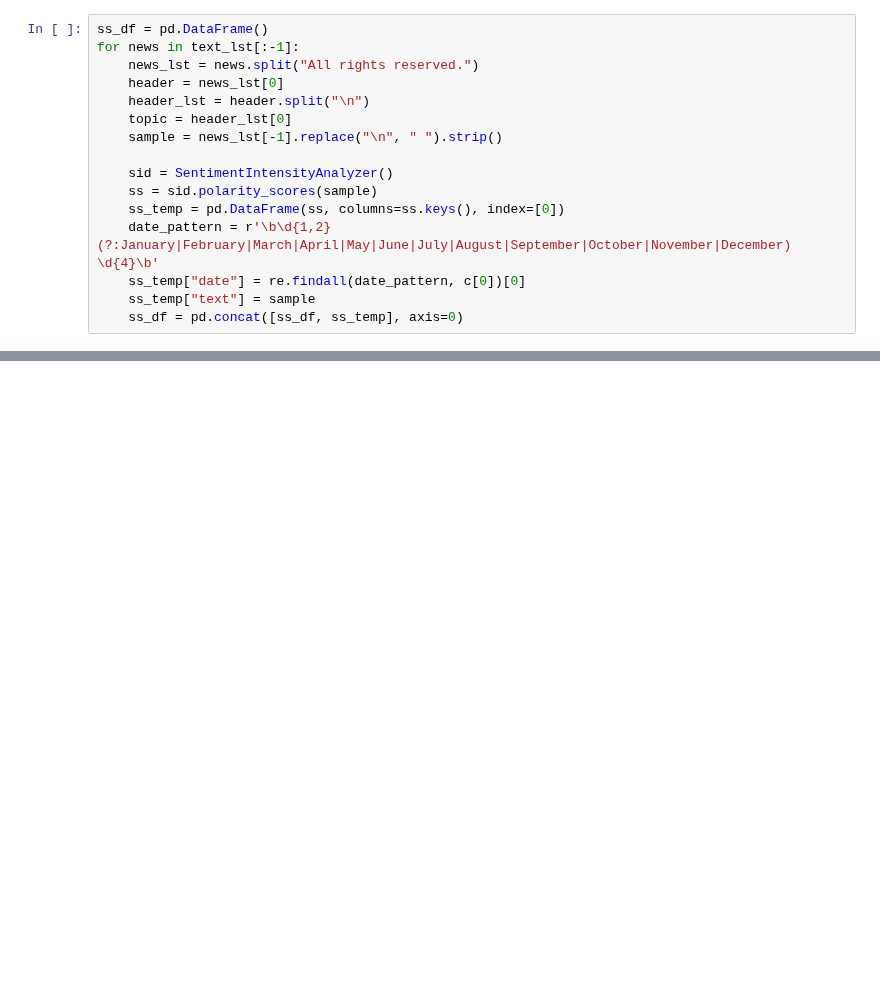
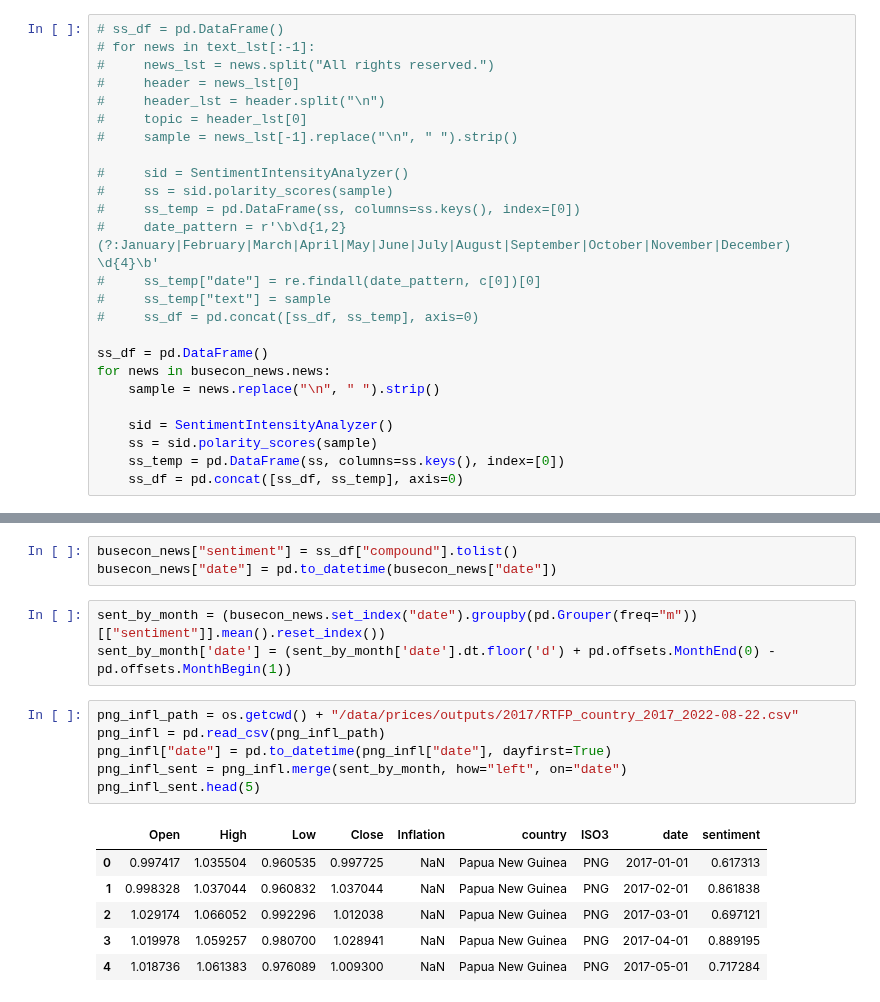
Before and after one commit to worldbank/pacific-observatory, a Jupyter notebook: scripts/notebooks/text/text_explore.ipynb, the cells around one changed output, grey strips where cells are left out. Cells and saved outputs as stored; diff of their text form; blank space fills up the shorter version.

```diff
--- a/scripts/notebooks/text/text_explore.ipynb
+++ b/scripts/notebooks/text/text_explore.ipynb
@@ -20,16 +217,25 @@ from nltk import tokenize
 # %%
+# ss_df = pd.DataFrame()
+# for news in text_lst[:-1]:
+#     news_lst = news.split("All rights reserved.")
+#     header = news_lst[0]
+#     header_lst = header.split("\n")
+#     topic = header_lst[0]
+#     sample = news_lst[-1].replace("\n", " ").strip()
+
+#     sid = SentimentIntensityAnalyzer()
+#     ss = sid.polarity_scores(sample)
+#     ss_temp = pd.DataFrame(ss, columns=ss.keys(), index=[0])
+#     date_pattern = r'\b\d{1,2} (?:January|February|March|April|May|June|July|August|September|October|November|December) \d{4}\b'
+#     ss_temp["date"] = re.findall(date_pattern, c[0])[0]
+#     ss_temp["text"] = sample
+#     ss_df = pd.concat([ss_df, ss_temp], axis=0)
+
 ss_df = pd.DataFrame()
-for news in text_lst[:-1]:
-    news_lst = news.split("All rights reserved.")
-    header = news_lst[0]
-    header_lst = header.split("\n")
-    topic = header_lst[0]
-    sample = news_lst[-1].replace("\n", " ").strip()
+for news in busecon_news.news:
+    sample = news.replace("\n", " ").strip()
 
     sid = SentimentIntensityAnalyzer()
     ss = sid.polarity_scores(sample)
     ss_temp = pd.DataFrame(ss, columns=ss.keys(), index=[0])
-    date_pattern = r'\b\d{1,2} (?:January|February|March|April|May|June|July|August|September|October|November|December) \d{4}\b'
-    ss_temp["date"] = re.findall(date_pattern, c[0])[0]
-    ss_temp["text"] = sample
     ss_df = pd.concat([ss_df, ss_temp], axis=0)
@@ -53,0 +242,19 @@ ss_df.save
+# %%
+busecon_news["sentiment"] = ss_df["compound"].tolist()
+busecon_news["date"] = pd.to_datetime(busecon_news["date"])
+# %%
+sent_by_month = (busecon_news.set_index("date").groupby(pd.Grouper(freq="m"))[["sentiment"]].mean().reset_index())
+sent_by_month['date'] = (sent_by_month['date'].dt.floor('d') + pd.offsets.MonthEnd(0) - pd.offsets.MonthBegin(1))
+# %%
+png_infl_path = os.getcwd() + "/data/prices/outputs/2017/RTFP_country_2017_2022-08-22.csv"
+png_infl = pd.read_csv(png_infl_path)
+png_infl["date"] = pd.to_datetime(png_infl["date"], dayfirst=True)
+png_infl_sent = png_infl.merge(sent_by_month, how="left", on="date")
+png_infl_sent.head(5)
+# %% [output]
+|  | Open | High | Low | Close | Inflation | country | ISO3 | date | sentiment |
+| 0 | 0.997417 | 1.035504 | 0.960535 | 0.997725 | NaN | Papua New Guinea | PNG | 2017-01-01 | 0.617313 |
+| 1 | 0.998328 | 1.037044 | 0.960832 | 1.037044 | NaN | Papua New Guinea | PNG | 2017-02-01 | 0.861838 |
+| 2 | 1.029174 | 1.066052 | 0.992296 | 1.012038 | NaN | Papua New Guinea | PNG | 2017-03-01 | 0.697121 |
+| 3 | 1.019978 | 1.059257 | 0.980700 | 1.028941 | NaN | Papua New Guinea | PNG | 2017-04-01 | 0.889195 |
+| 4 | 1.018736 | 1.061383 | 0.976089 | 1.009300 | NaN | Papua New Guinea | PNG | 2017-05-01 | 0.717284 |
```
Also changed, not shown: parts of 28 cells of this notebook, 3 other files.
